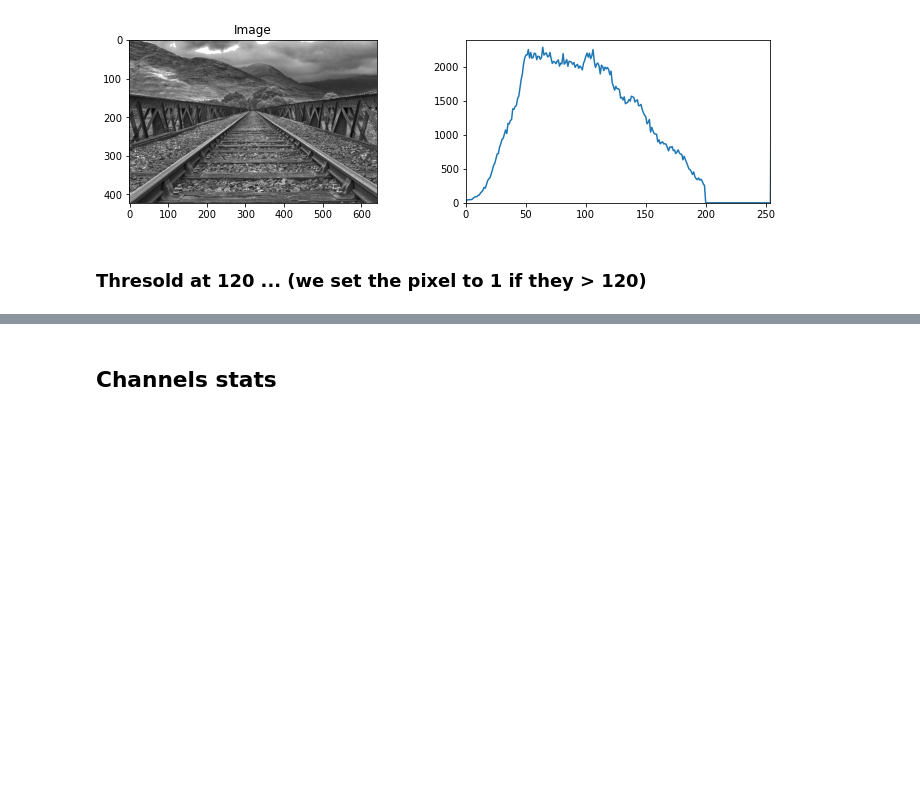
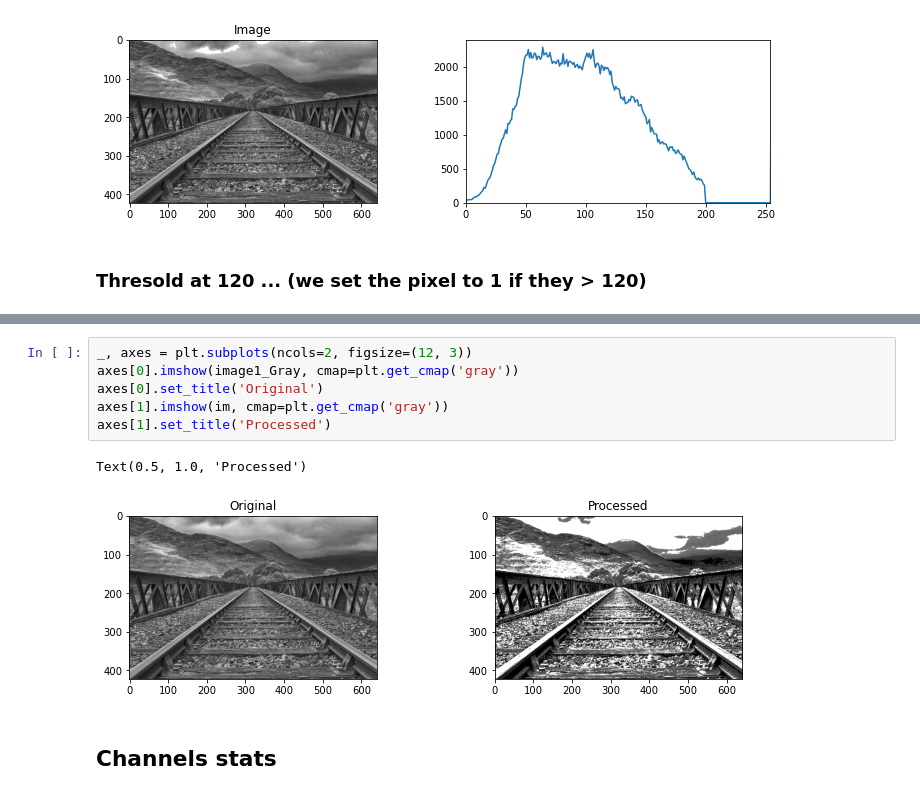
Before and after one commit to datacorner/les-tutos-datacorner.fr, a Jupyter notebook: computer-vision/image-processing/image-processing-post-3.ipynb, the cells around one changed output, grey strips where cells are left out. Cells and saved outputs as stored; diff of their text form; blank space fills up the shorter version.

```diff
--- a/computer-vision/image-processing/image-processing-post-3.ipynb
+++ b/computer-vision/image-processing/image-processing-post-3.ipynb
@@ -46,3 +53,12 @@ histGrayScale(im, 254, 2400)
+# %%
+_, axes = plt.subplots(ncols=2, figsize=(12, 3))
+axes[0].imshow(image1_Gray, cmap=plt.get_cmap('gray'))
+axes[0].set_title('Original')
+axes[1].imshow(im, cmap=plt.get_cmap('gray'))
+axes[1].set_title('Processed')
+# %% [output]
+Text(0.5, 1.0, 'Processed')
+[figure, added]
 # %% [markdown]
 ## Channels stats
 # %%
```
Also changed, not shown: parts of 8 cells of this notebook, 3 other files.
